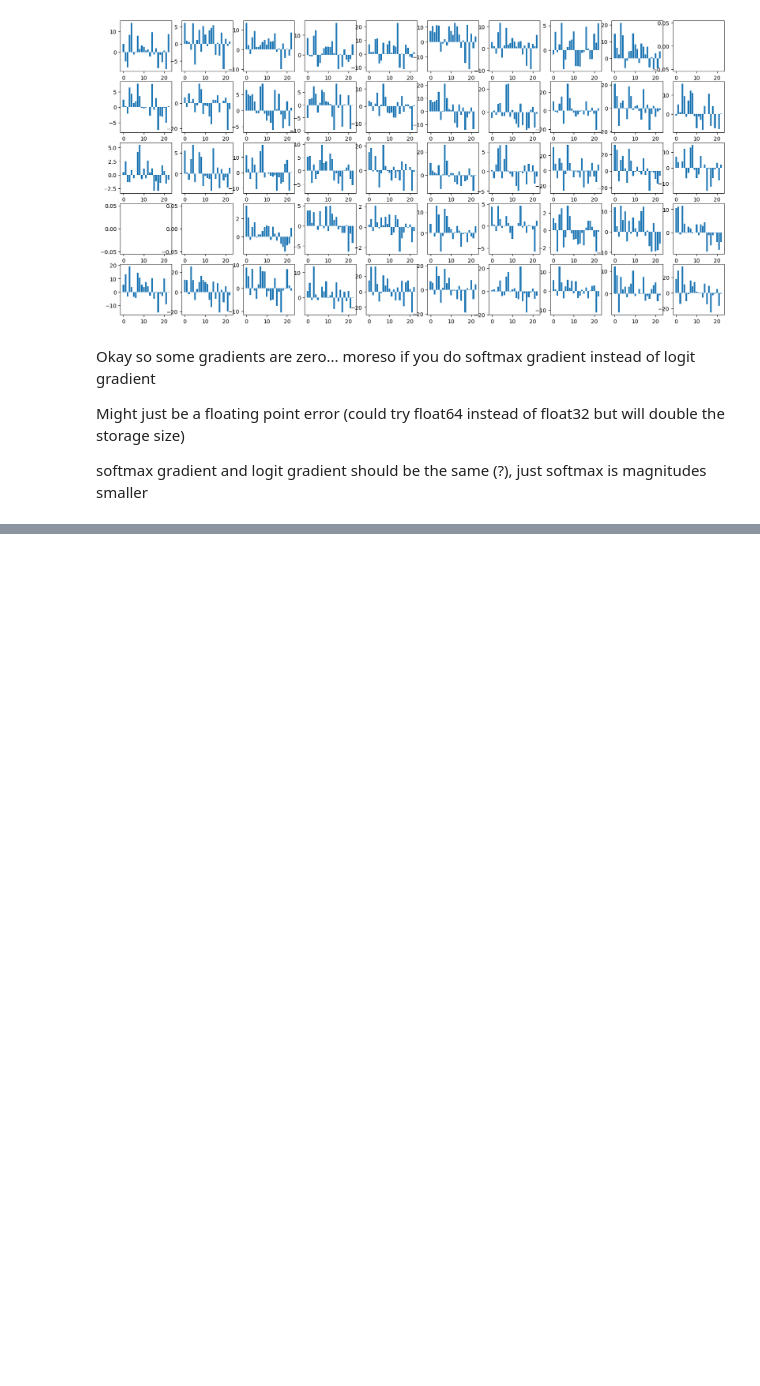
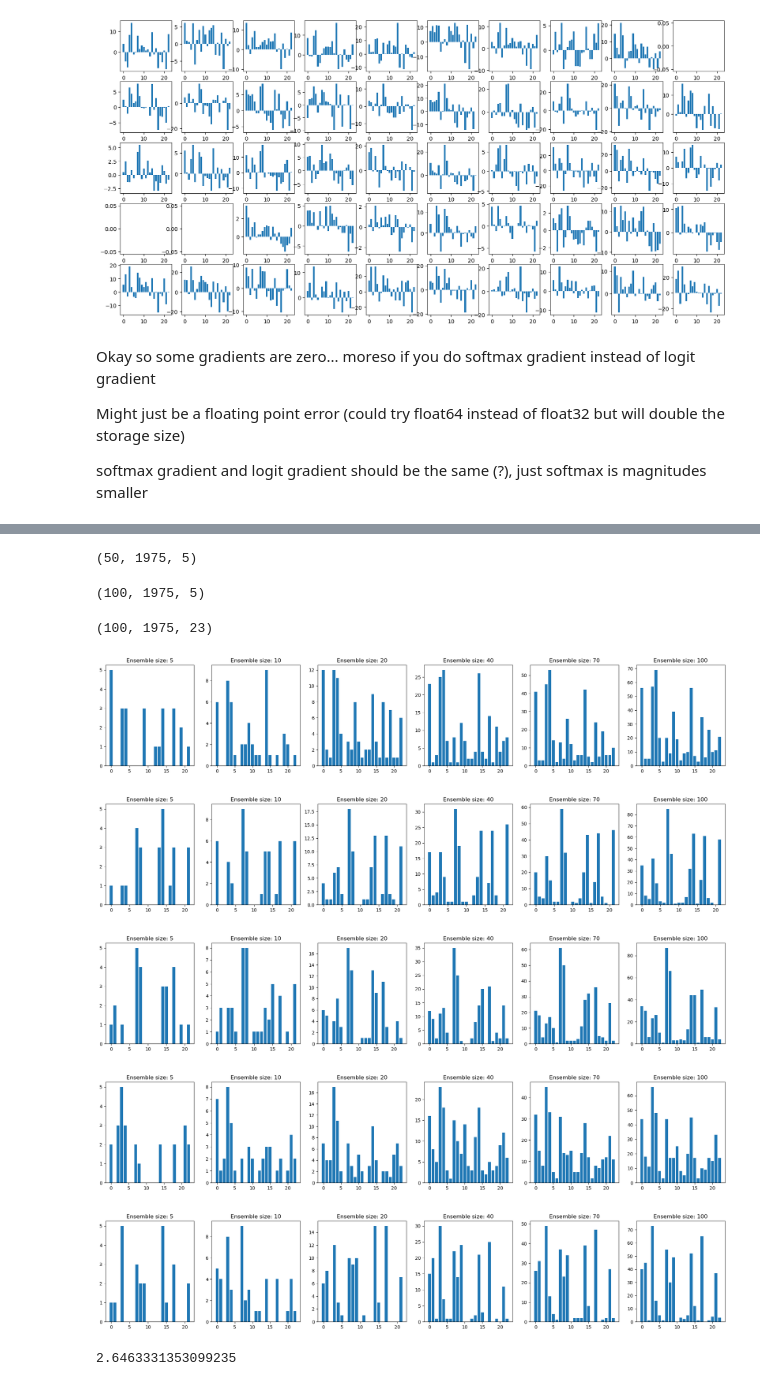
Before and after one commit to nicole-hjlin/harvard_cs282_ptg, a Jupyter notebook: ptg/tutorial.ipynb, the cells around one changed output, grey strips where cells are left out. Cells and saved outputs as stored; diff of their text form; code cells hidden in the pictures; blank space fills up the shorter version.

Commit message:
gradient plots and top-k saturation

```diff
--- a/ptg/tutorial.ipynb
+++ b/ptg/tutorial.ipynb
@@ -84,0 +95,54 @@ softmax gradient and logit gradient should be the same (?), just softmax is magn
+# %%
+# Set ensemble size
+size_ensemble = 50
+
+# Randomly sample size_ensemble indices from 0 to n_models
+indices = np.random.choice(n_models, size_ensemble, replace=False)
+indices
+
+# Load predictions and gradients for models with those indices
+preds = np.array([np.load(f'{directory}/{random_source}_preds_{i}.npy') for i in indices])
+grads = np.array([np.load(f'{directory}/{random_source}_grads_{i}.npy') for i in indices])
+# %%
+# Get top k gradients for each model in the ensemble
+top5 = np.array([get_top_k(grads[i], k=5) for i in range(size_ensemble)])
+top5.shape
+# %% [output]
+(50, 1975, 5)
+# %%
+top5[i].shape
+# %% [output]
+(100, 1975, 5)
+# %%
+grads.shape
+# %% [output]
+(100, 1975, 23)
+# %%
+ensemble_sizes = [5, 10, 20, 40, 70, 100]
+# Randomly sample size_ensemble indices from 0 to n_models for each ensemble size, load grads, and get top k grads
+top5 = []
+n_test = 5
+counts = np.zeros((n_test, len(ensemble_sizes), n_features))
+for i in range(n_test):
+    fig, axs = plt.subplots(1, len(ensemble_sizes), figsize=(len(ensemble_sizes)*4, 4), dpi=100)
+    for j, size_ensemble in enumerate(ensemble_sizes):
+        indices = np.random.choice(n_models, size_ensemble, replace=False)  # should do this many times
+        grads = np.array([np.load(f'{directory}/{random_source}_grads_{idx}.npy') for idx in indices])
+        top5.append(np.array([get_top_k(grads[idx], k=5) for idx in range(size_ensemble)]))
+        un, co = np.unique(top5[j][:, i].flatten(), return_counts=True)
+        axs[j].bar(un, co)
+        axs[j].set_xlabel('Feature')
+        axs[j].set_ylabel('Frequency')
+        axs[j].set_title(f'Ensemble size: {size_ensemble}')
+        counts[i, j, un] = co
+    plt.show()
+# %% [output]
+[figure, added]
+[figure, added]
+[figure, added]
+[figure, added]
+[figure, added]
+# %%
+entropy(counts[0])
+# %% [output]
+2.6463331353099235
```
Also changed, not shown: parts of 6 cells of this notebook.
